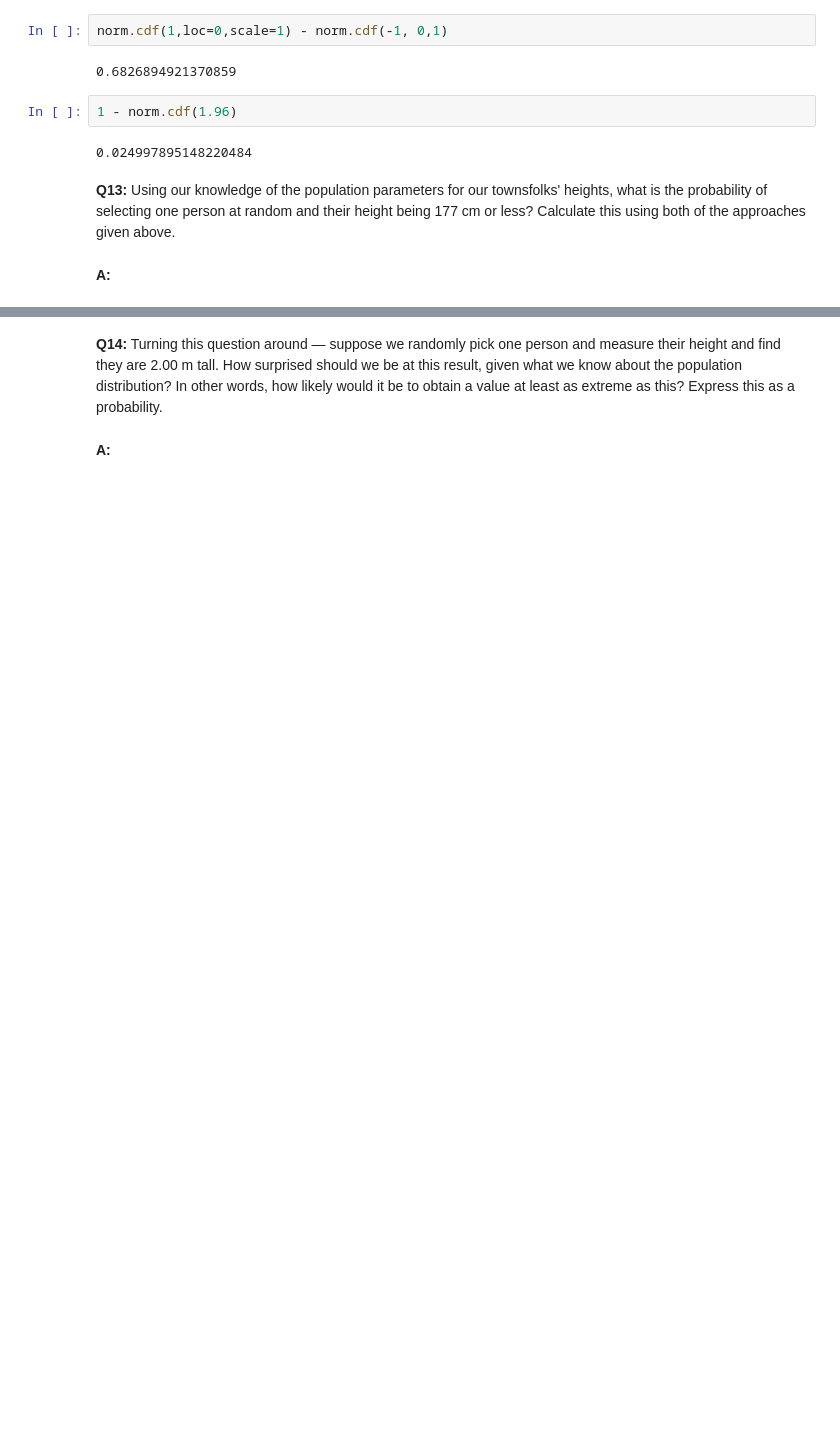
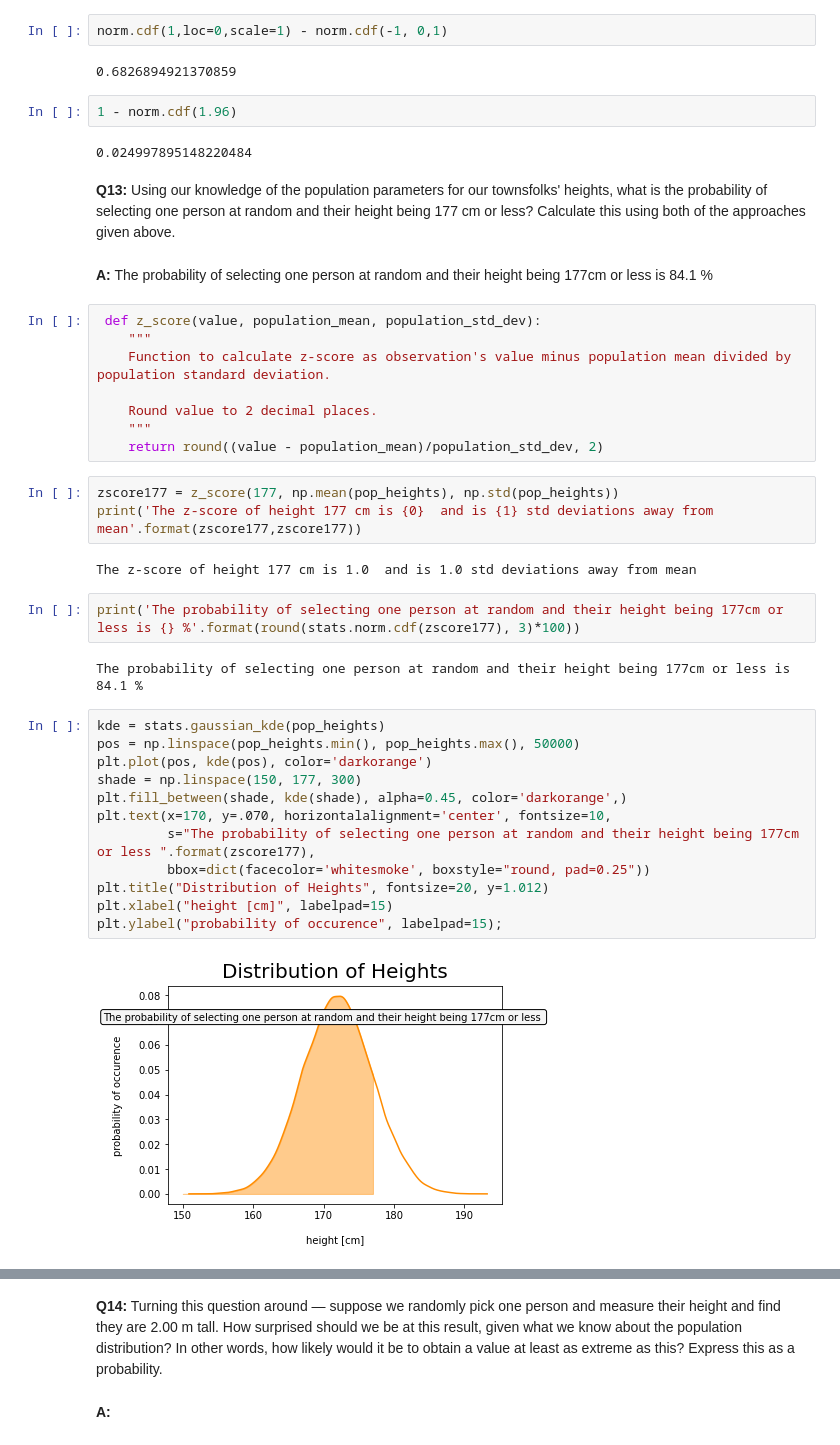
Before and after one commit to shai1esh03/ML-Algorithms-Projects, a Jupyter notebook: Frequentist Case Study/Frequentist Inference Case Study - Part A (3).ipynb, the cells around one changed output, grey strips where cells are left out. Saved outputs shown, nothing was run; the diff lists cells and outputs as text; blank space fills up the shorter version.

```diff
--- a/Frequentist Case Study/Frequentist Inference Case Study - Part A (3).ipynb
+++ b/Frequentist Case Study/Frequentist Inference Case Study - Part A (3).ipynb
@@ -307,6 +307,37 @@ norm.cdf(1,loc=0,scale=1) - norm.cdf(-1, 0,1)
 0.024997895148220484
 # %% [markdown]
 __Q13:__ Using our knowledge of the population parameters for our townsfolks' heights, what is the probability of selecting one person at random and their height being 177 cm or less? Calculate this using both of the approaches given above.
-# %% [markdown]
-__A:__
+# %% [markdown]
+__A:__ The probability of selecting one person at random and their height being 177cm or less is 84.1 %
+# %%
+ def z_score(value, population_mean, population_std_dev):
+    """
+    Function to calculate z-score as observation's value minus population mean divided by population standard deviation.
+
+    Round value to 2 decimal places.
+    """
+    return round((value - population_mean)/population_std_dev, 2)
+# %%
+zscore177 = z_score(177, np.mean(pop_heights), np.std(pop_heights))
+print('The z-score of height 177 cm is {0}  and is {1} std deviations away from mean'.format(zscore177,zscore177))
+# %% [output]
+The z-score of height 177 cm is 1.0  and is 1.0 std deviations away from mean
+# %%
+print('The probability of selecting one person at random and their height being 177cm or less is {} %'.format(round(stats.norm.cdf(zscore177), 3)*100))
+# %% [output]
+The probability of selecting one person at random and their height being 177cm or less is 84.1 %
+# %%
+kde = stats.gaussian_kde(pop_heights)
+pos = np.linspace(pop_heights.min(), pop_heights.max(), 50000)
+plt.plot(pos, kde(pos), color='darkorange')
+shade = np.linspace(150, 177, 300)
+plt.fill_between(shade, kde(shade), alpha=0.45, color='darkorange',)
+plt.text(x=170, y=.070, horizontalalignment='center', fontsize=10,
+         s="The probability of selecting one person at random and their height being 177cm or less ".format(zscore177),
+         bbox=dict(facecolor='whitesmoke', boxstyle="round, pad=0.25"))
+plt.title("Distribution of Heights", fontsize=20, y=1.012)
+plt.xlabel("height [cm]", labelpad=15)
+plt.ylabel("probability of occurence", labelpad=15);
+# %% [output]
+[figure, added]
 # %%
```
Also changed, not shown: parts of 7 cells of this notebook.
